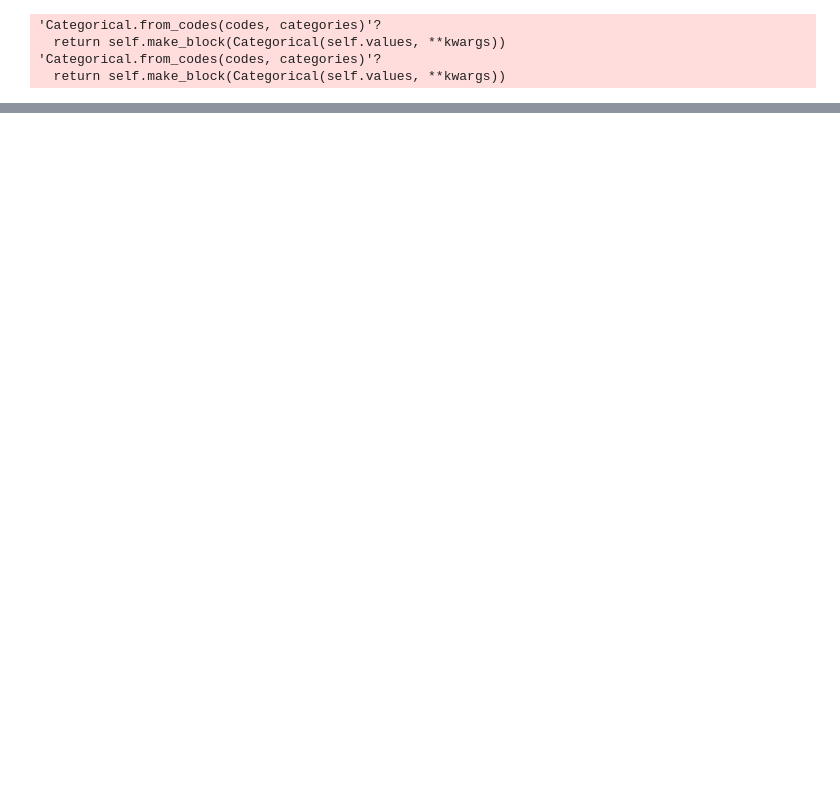
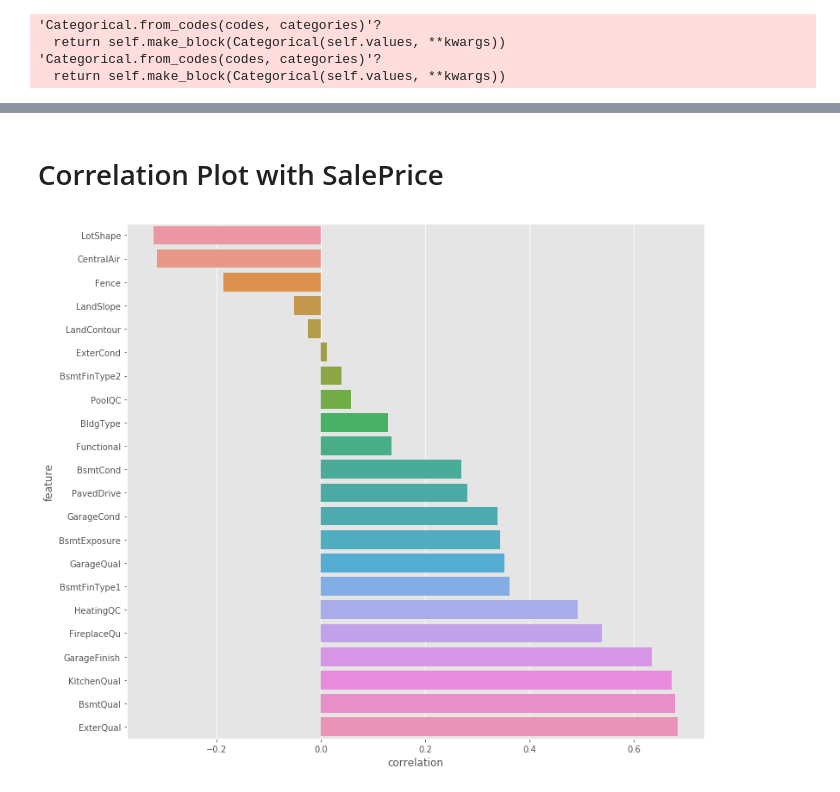
Before and after one commit to deanjgoldman/housing-ml, a Jupyter notebook: msun_house_price_kaggle.ipynb, the cells around one changed output, grey strips where cells are left out. Drawn from its saved outputs; the diff is of its cells as text; code cells hidden in the pictures; blank space fills up the shorter version.

```diff
--- a/msun_house_price_kaggle.ipynb
+++ b/msun_house_price_kaggle.ipynb
@@ -132,0 +355,6 @@ train[train.select_dtypes(['object']).columns] = train.select_dtypes(['object'])
+# %% [markdown]
+# Correlation Plot with SalePrice
+# %%
+house.corr_plot_with_price()
+# %% [output]
+[figure, added]
```
Also changed, not shown: parts of 53 cells of this notebook.
